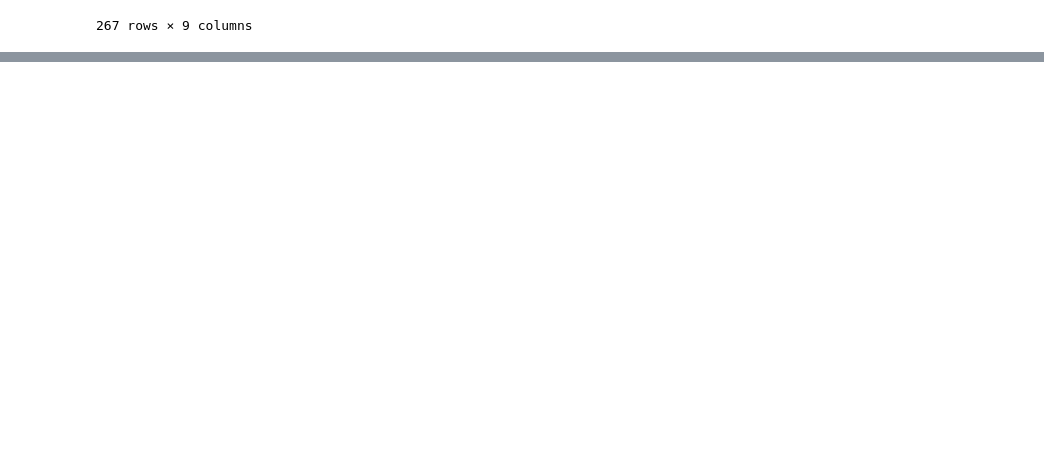
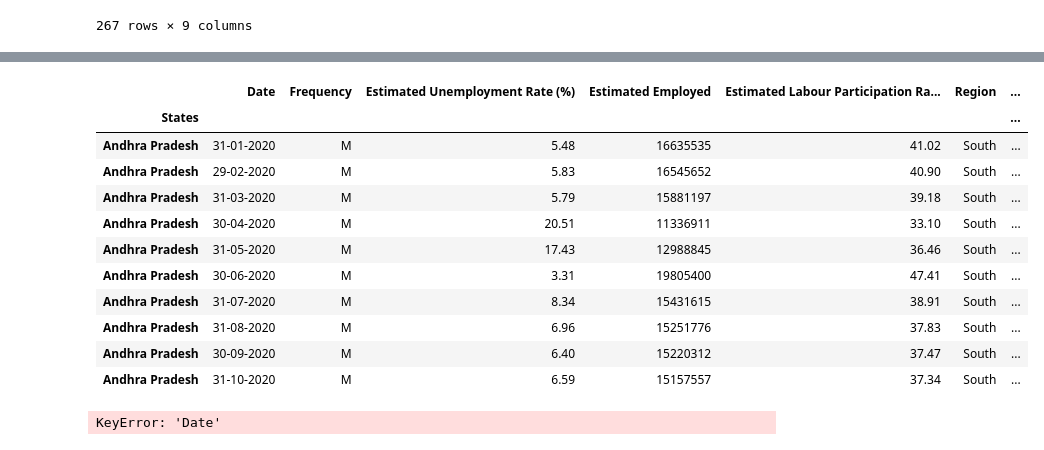
Before and after one commit to farazsfa007/OIBSIP, a Jupyter notebook: Unemployment Analysis/Imployment.ipynb, the cells around one changed output, grey strips where cells are left out. Drawn from its saved outputs; the diff is of its cells as text; code cells hidden in the pictures; blank space fills up the shorter version.

```diff
--- a/Unemployment Analysis/Imployment.ipynb
+++ b/Unemployment Analysis/Imployment.ipynb
@@ -229,0 +227,2 @@ df
+# %%
+df.index = df.index + 1
@@ -229,0 +248,22 @@ df
+# %%
+df.set_index('States', inplace=True)
+# %%
+df.loc['Andhra Pradesh']
+# %% [output]
+|  | Date | Frequency | Estimated Unemployment Rate (%) | Estimated Employed | Estimated Labour Participation Ra... | Region | ... |
+| States |  |  |  |  |  |  | ... |
+| Andhra Pradesh | 31-01-2020 | M | 5.48 | 16635535 | 41.02 | South | ... |
+| Andhra Pradesh | 29-02-2020 | M | 5.83 | 16545652 | 40.90 | South | ... |
+| Andhra Pradesh | 31-03-2020 | M | 5.79 | 15881197 | 39.18 | South | ... |
+| Andhra Pradesh | 30-04-2020 | M | 20.51 | 11336911 | 33.10 | South | ... |
+| Andhra Pradesh | 31-05-2020 | M | 17.43 | 12988845 | 36.46 | South | ... |
+| Andhra Pradesh | 30-06-2020 | M | 3.31 | 19805400 | 47.41 | South | ... |
+| Andhra Pradesh | 31-07-2020 | M | 8.34 | 15431615 | 38.91 | South | ... |
+| Andhra Pradesh | 31-08-2020 | M | 6.96 | 15251776 | 37.83 | South | ... |
+| Andhra Pradesh | 30-09-2020 | M | 6.40 | 15220312 | 37.47 | South | ... |
+| Andhra Pradesh | 31-10-2020 | M | 6.59 | 15157557 | 37.34 | South | ... |
+# %%
+# Convert the date column to a datetime data type
+df['Date'] = pd.to_datetime(df['Date'])
+# %% [output]
+KeyError: 'Date'
```
Also changed, not shown: parts of 5 cells of this notebook.
